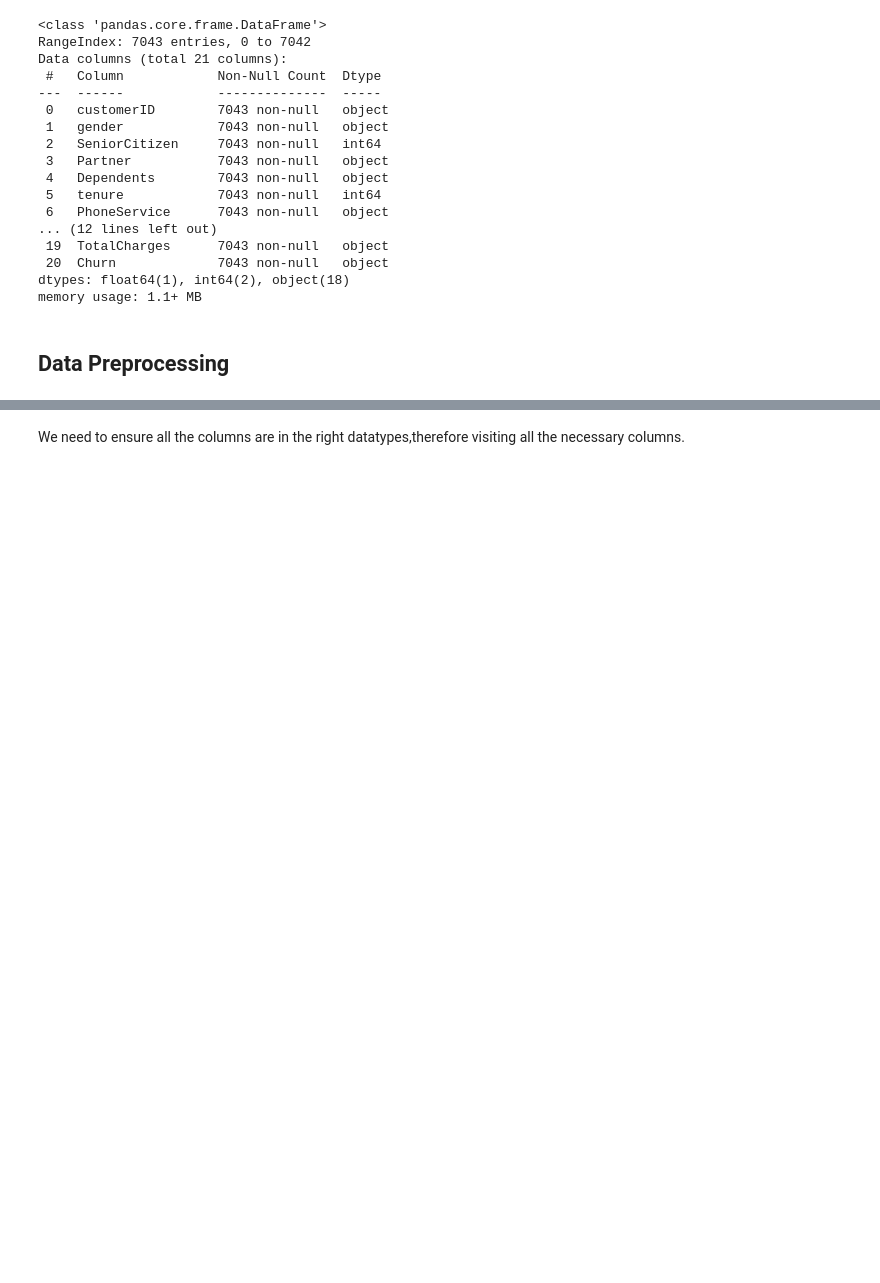
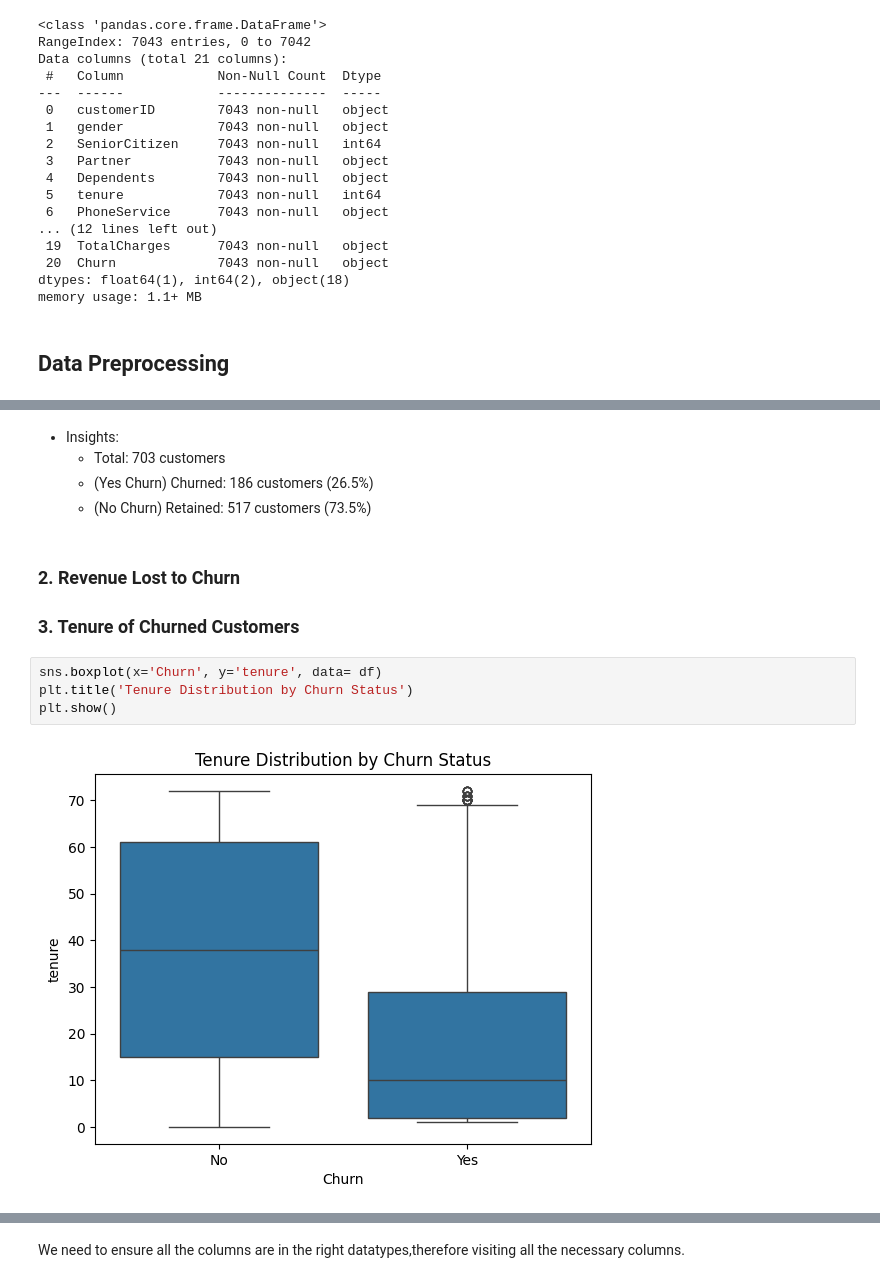
Before and after one commit to RetroAce0-0/Lam8da_2025, a Jupyter notebook: Lambda_Churn.ipynb, the cells around one changed output, grey strips where cells are left out. Cells and saved outputs as stored; diff of their text form; blank space fills up the shorter version.

Commit message:
Clinton Visualized and produced Insights from the data

```diff
--- a/Lambda_Churn.ipynb
+++ b/Lambda_Churn.ipynb
@@ -66,0 +151,14 @@ memory usage: 1.1+ MB
+# %% [markdown]
+* Insights:
+   - Total: 703 customers
+   - (Yes Churn) Churned: 186 customers (26.5%)
+   - (No Churn) Retained: 517 customers (73.5%)
+# %% [markdown]
+### 2. Revenue Lost to Churn
+### 3. Tenure of Churned Customers
+# %%
+sns.boxplot(x='Churn', y='tenure', data= df)
+plt.title('Tenure Distribution by Churn Status')
+plt.show()
+# %% [output]
+[figure, added]
```
Also changed, not shown: parts of 36 cells of this notebook.
